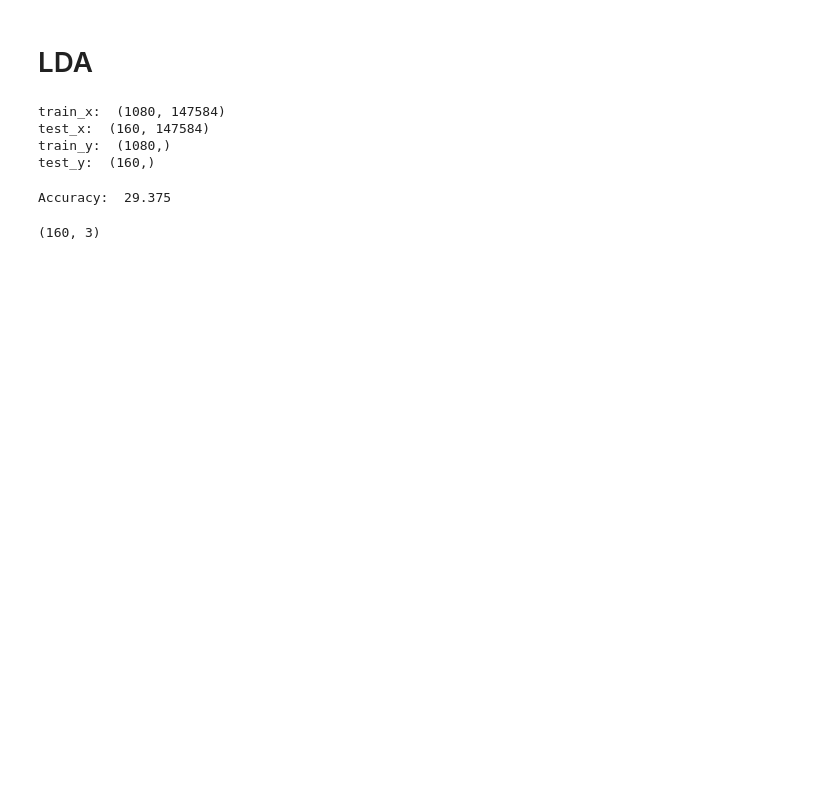
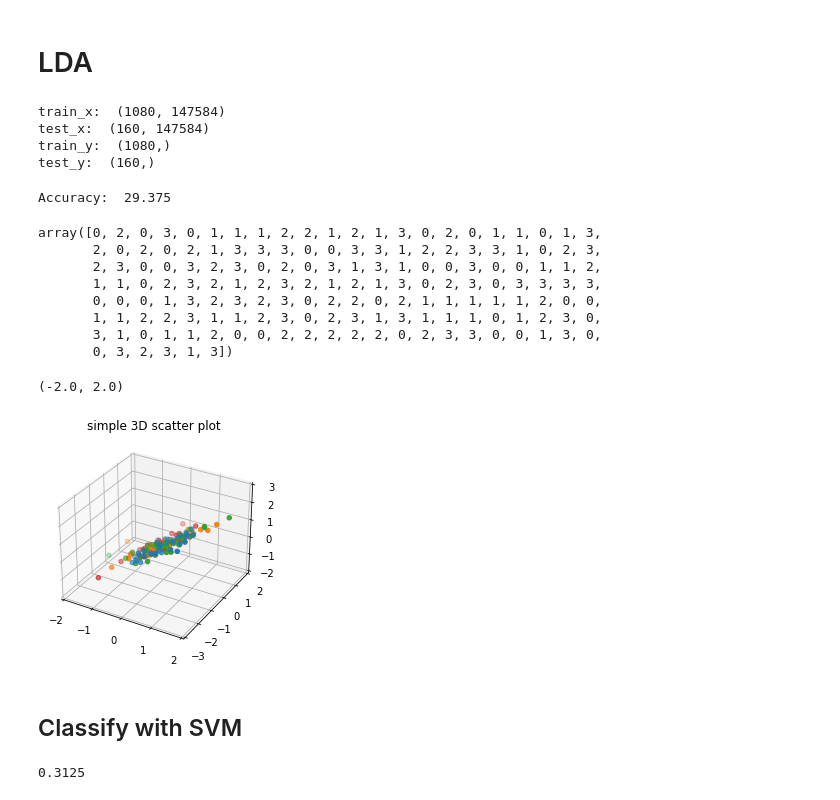
Before and after one commit to carankt/synthetic_telepathy, a Jupyter notebook: lda_analysis.ipynb, the cells around one changed output. Drawn from its saved outputs; the diff is of its cells as text; code cells hidden in the pictures; blank space fills up the shorter version.

```diff
--- a/lda_analysis.ipynb
+++ b/lda_analysis.ipynb
@@ -32,8 +33,8 @@ test_y:  (160,)
 # %%
 # Fit LDA
 # solver='svd', shrinkage=None, priors=None, n_components=None, store_covariance=False, tol=0.0001, covariance_estimator=None
-clf = LinearDiscriminantAnalysis(solver='svd')
-x_proj = clf.fit_transform(train_x, train_y)
+clf = LinearDiscriminantAnalysis()
+train_x_proj = clf.fit_transform(train_x, train_y)
 # %%
 # Predict on test data
 predictions = clf.predict(test_x)
@@ -43,7 +44,42 @@ print("Accuracy: ", accuracy*100)
 Accuracy:  29.375
 # %%
 # Tranform data to LDA space
-transformed_xt = clf.transform(test_x)
-transformed_xt.shape
+test_x_proj = clf.transform(test_x)
+test_x_proj.shape
+test_y
 # %% [output]
-(160, 3)
+array([0, 2, 0, 3, 0, 1, 1, 1, 2, 2, 1, 2, 1, 3, 0, 2, 0, 1, 1, 0, 1, 3,
+       2, 0, 2, 0, 2, 1, 3, 3, 3, 0, 0, 3, 3, 1, 2, 2, 3, 3, 1, 0, 2, 3,
+       2, 3, 0, 0, 3, 2, 3, 0, 2, 0, 3, 1, 3, 1, 0, 0, 3, 0, 0, 1, 1, 2,
+       1, 1, 0, 2, 3, 2, 1, 2, 3, 2, 1, 2, 1, 3, 0, 2, 3, 0, 3, 3, 3, 3,
+       0, 0, 0, 1, 3, 2, 3, 2, 3, 0, 2, 2, 0, 2, 1, 1, 1, 1, 1, 2, 0, 0,
+       1, 1, 2, 2, 3, 1, 1, 2, 3, 0, 2, 3, 1, 3, 1, 1, 1, 0, 1, 2, 3, 0,
+       3, 1, 0, 1, 1, 2, 0, 0, 2, 2, 2, 2, 2, 0, 2, 3, 3, 0, 0, 1, 3, 0,
+       0, 3, 2, 3, 1, 3])
+# %%
+# Visualize data in LDA Space
+
+ax = plt.axes(projection ="3d")
+for i in range(4):
+    data = test_x_proj[test_y == i, :]
+    ax.scatter3D(data[:,0], data[:,1], data[:,0], label=i)
+plt.title("simple 3D scatter plot")
+#ax.view_init(30,45)
+ax.set_zlim([-2,3])
+ax.set_ylim([-3,2])
+ax.set_xlim([-2,2]) # there are some outliers which make it hard to see the giant clump unless you set axis limits
+# But the projected data isnt very easily separable anyways
+# %% [output]
+(-2.0, 2.0)
+[figure, added]
+# %% [markdown]
+## Classify with SVM
+# %%
+from sklearn import svm
+# The learning is very fast
+svm_clf = svm.SVC(C=.1, kernel="poly", degree=2) # best run
+# svm_clf = svm.SVC(C=1, kernel="linear")
+svm_clf.fit(train_x_proj, train_y)
+svm_clf.score(test_x_proj, test_y)
+# %% [output]
+0.3125
```
Also changed, not shown: parts of 1 cell of this notebook.
